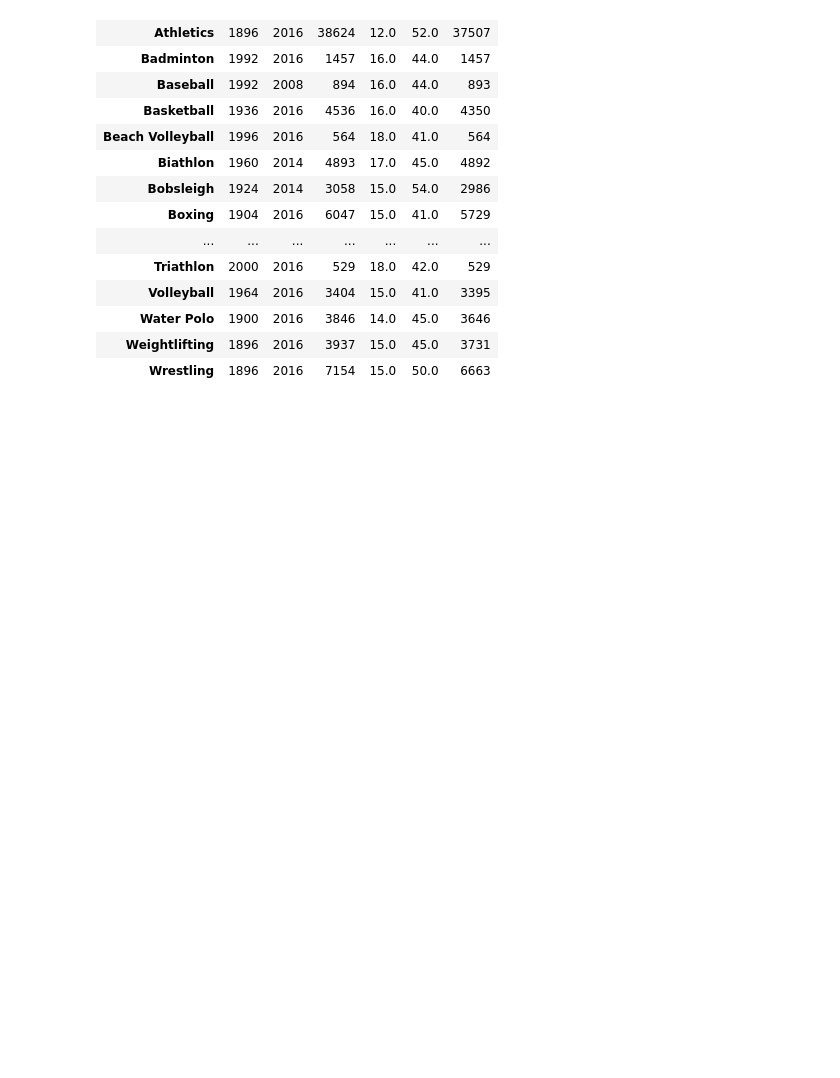
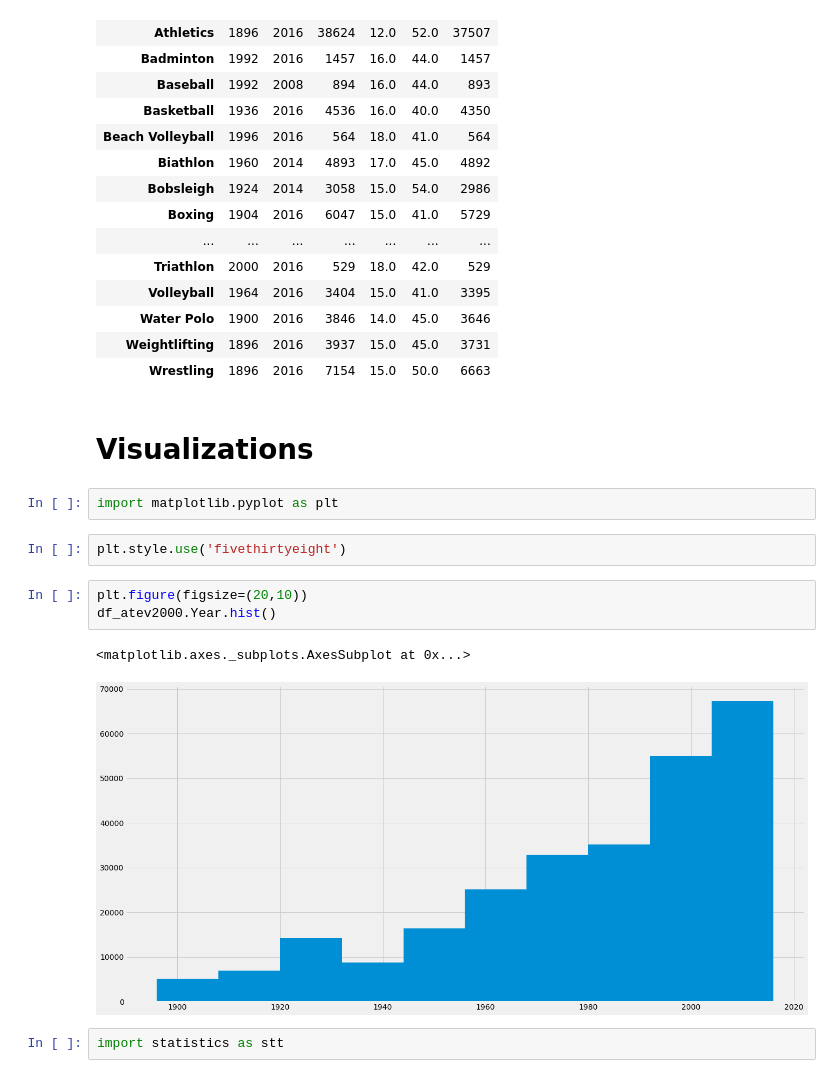
Before and after one commit to FJFard/Analyzing-Olympics-dataset, a Jupyter notebook: Preparing for Proposal.ipynb, the cells around one changed output. Saved outputs shown, nothing was run; the diff lists cells and outputs as text; blank space fills up the shorter version.

```diff
--- a/Preparing for Proposal.ipynb
+++ b/Preparing for Proposal.ipynb
@@ -345,3 +347,17 @@ df_atev2000.groupby(['Sport'])['Year', 'Age'].agg(['min', 'max','count'])
 | Water Polo | 1900 | 2016 | 3846 | 14.0 | 45.0 | 3646 |
 | Weightlifting | 1896 | 2016 | 3937 | 15.0 | 45.0 | 3731 |
 | Wrestling | 1896 | 2016 | 7154 | 15.0 | 50.0 | 6663 |
+# %% [markdown]
+# Visualizations
+# %%
+import matplotlib.pyplot as plt
+# %%
+plt.style.use('fivethirtyeight')
+# %%
+plt.figure(figsize=(20,10))
+df_atev2000.Year.hist()
+# %% [output]
+<matplotlib.axes._subplots.AxesSubplot at 0x...>
+[figure, added]
+# %%
+import statistics as stt
```
Also changed, not shown: parts of 3 cells of this notebook.
